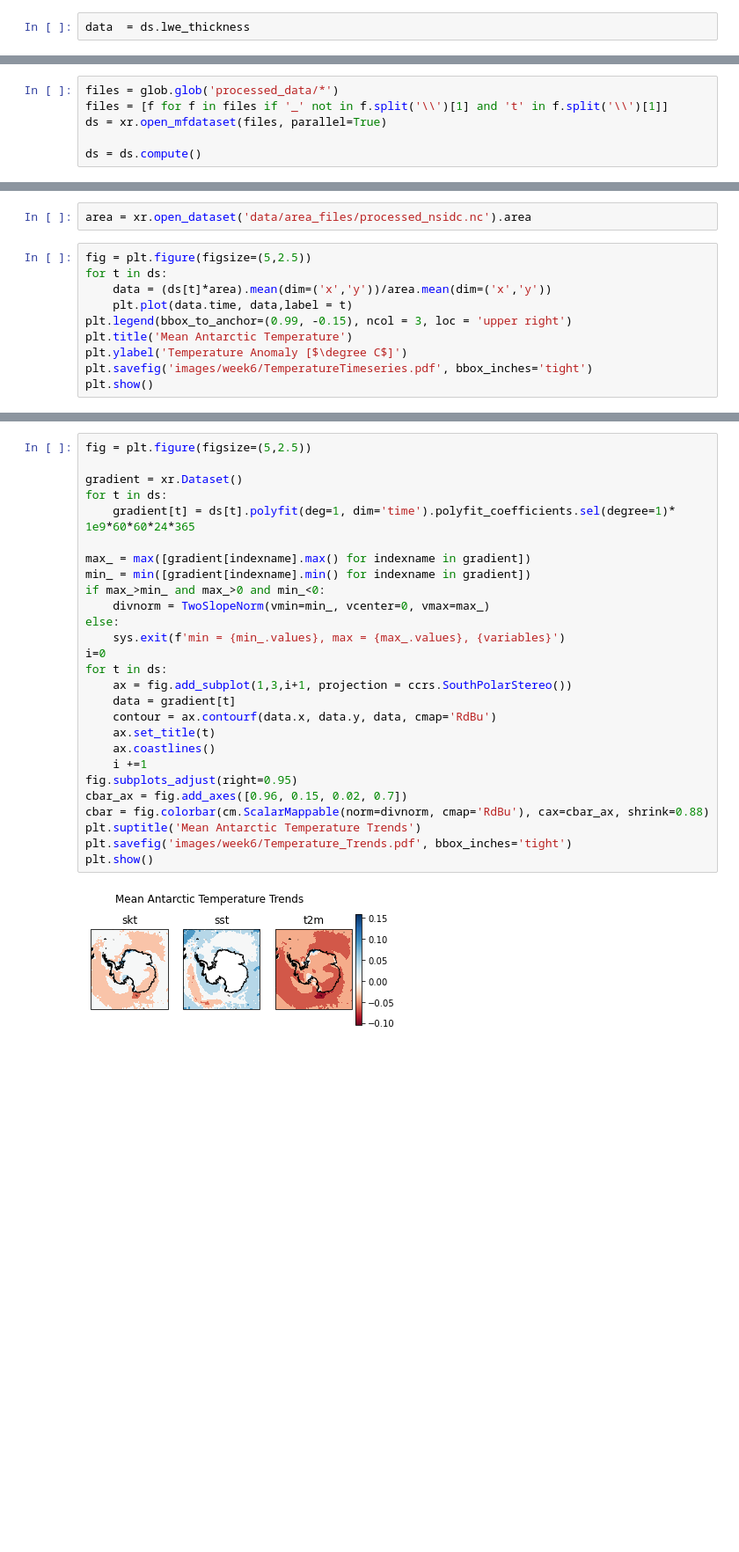
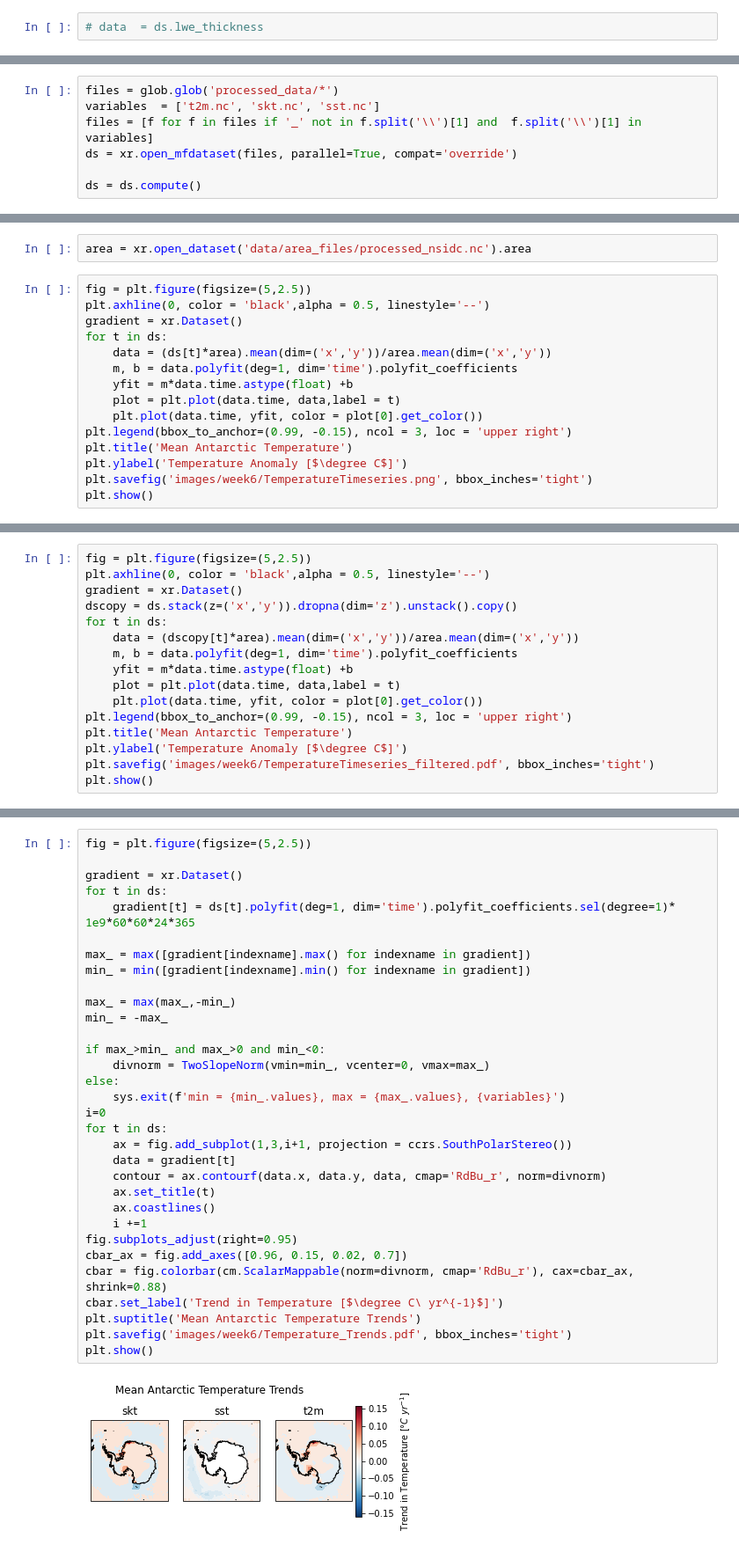
Before and after one commit to hjelleyman/Antarctica-M.2, a Jupyter notebook: Week 6.ipynb, the cells around one changed output, grey strips where cells are left out. Shown at 88% size. Saved outputs shown, nothing was run; the diff lists cells and outputs as text; blank space fills up the shorter version.

```diff
--- a/Week 6.ipynb
+++ b/Week 6.ipynb
@@ -35,3 +19,3 @@ Data variables:
 # %%
-data  = ds.lwe_thickness
+# data  = ds.lwe_thickness
 # %%
@@ -48,8 +30,9 @@ plt.show()
 # Temperature
 # %%
 files = glob.glob('processed_data/*')
-files = [f for f in files if '_' not in f.split('\\')[1] and 't' in f.split('\\')[1]]
-ds = xr.open_mfdataset(files, parallel=True)
+variables  = ['t2m.nc', 'skt.nc', 'sst.nc']
+files = [f for f in files if '_' not in f.split('\\')[1] and  f.split('\\')[1] in variables]
+ds = xr.open_mfdataset(files, parallel=True, compat='override')
 
 ds = ds.compute()
 # %%
@@ -75,12 +58,17 @@ Data variables:
 area = xr.open_dataset('data/area_files/processed_nsidc.nc').area
 # %%
 fig = plt.figure(figsize=(5,2.5))
+plt.axhline(0, color = 'black',alpha = 0.5, linestyle='--')
+gradient = xr.Dataset()
 for t in ds:
     data = (ds[t]*area).mean(dim=('x','y'))/area.mean(dim=('x','y'))
-    plt.plot(data.time, data,label = t)
+    m, b = data.polyfit(deg=1, dim='time').polyfit_coefficients
+    yfit = m*data.time.astype(float) +b
+    plot = plt.plot(data.time, data,label = t)
+    plt.plot(data.time, yfit, color = plot[0].get_color())
 plt.legend(bbox_to_anchor=(0.99, -0.15), ncol = 3, loc = 'upper right')
 plt.title('Mean Antarctic Temperature')
 plt.ylabel('Temperature Anomaly [$\degree C$]')
-plt.savefig('images/week6/TemperatureTimeseries.pdf', bbox_inches='tight')
+plt.savefig('images/week6/TemperatureTimeseries.png', bbox_inches='tight')
 plt.show()
 # %% [output]
@@ -87,0 +76,16 @@ plt.show()
+# %%
+fig = plt.figure(figsize=(5,2.5))
+plt.axhline(0, color = 'black',alpha = 0.5, linestyle='--')
+gradient = xr.Dataset()
+dscopy = ds.stack(z=('x','y')).dropna(dim='z').unstack().copy()
+for t in ds:
+    data = (dscopy[t]*area).mean(dim=('x','y'))/area.mean(dim=('x','y'))
+    m, b = data.polyfit(deg=1, dim='time').polyfit_coefficients
+    yfit = m*data.time.astype(float) +b
+    plot = plt.plot(data.time, data,label = t)
+    plt.plot(data.time, yfit, color = plot[0].get_color())
+plt.legend(bbox_to_anchor=(0.99, -0.15), ncol = 3, loc = 'upper right')
+plt.title('Mean Antarctic Temperature')
+plt.ylabel('Temperature Anomaly [$\degree C$]')
+plt.savefig('images/week6/TemperatureTimeseries_filtered.pdf', bbox_inches='tight')
+plt.show()
@@ -88,29 +94,34 @@ plt.show()
 # %%
 fig = plt.figure(figsize=(5,2.5))
 
 gradient = xr.Dataset()
 for t in ds:
     gradient[t] = ds[t].polyfit(deg=1, dim='time').polyfit_coefficients.sel(degree=1)* 1e9*60*60*24*365
 
 max_ = max([gradient[indexname].max() for indexname in gradient])
 min_ = min([gradient[indexname].min() for indexname in gradient])
+
+max_ = max(max_,-min_)
+min_ = -max_
+
 if max_>min_ and max_>0 and min_<0:
     divnorm = TwoSlopeNorm(vmin=min_, vcenter=0, vmax=max_)
 else:
     sys.exit(f'min = {min_.values}, max = {max_.values}, {variables}')
 i=0
 for t in ds:
     ax = fig.add_subplot(1,3,i+1, projection = ccrs.SouthPolarStereo())
     data = gradient[t]
-    contour = ax.contourf(data.x, data.y, data, cmap='RdBu')
+    contour = ax.contourf(data.x, data.y, data, cmap='RdBu_r', norm=divnorm)
     ax.set_title(t)
     ax.coastlines()
     i +=1
 fig.subplots_adjust(right=0.95)
 cbar_ax = fig.add_axes([0.96, 0.15, 0.02, 0.7])
-cbar = fig.colorbar(cm.ScalarMappable(norm=divnorm, cmap='RdBu'), cax=cbar_ax, shrink=0.88)
+cbar = fig.colorbar(cm.ScalarMappable(norm=divnorm, cmap='RdBu_r'), cax=cbar_ax, shrink=0.88)
+cbar.set_label('Trend in Temperature [$\degree C\ yr^{-1}$]')
 plt.suptitle('Mean Antarctic Temperature Trends')
 plt.savefig('images/week6/Temperature_Trends.pdf', bbox_inches='tight')
 plt.show()
 # %% [output]
-[figure, old version]
+[figure, new version]
```
Also changed, not shown: parts of 11 cells of this notebook, 4 other files.
